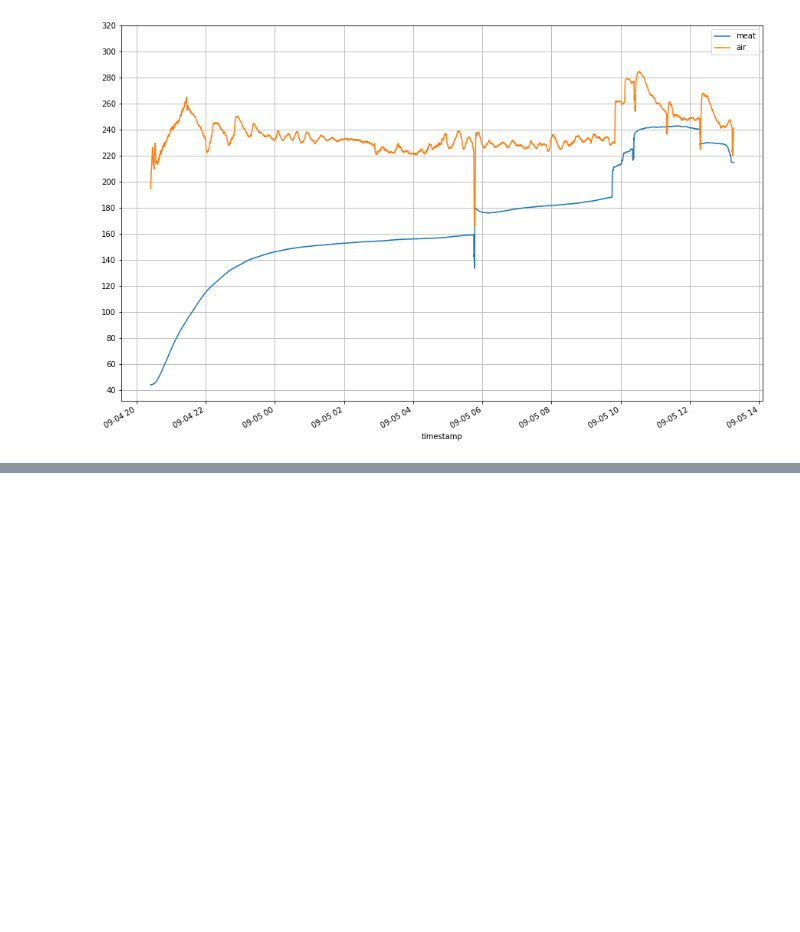
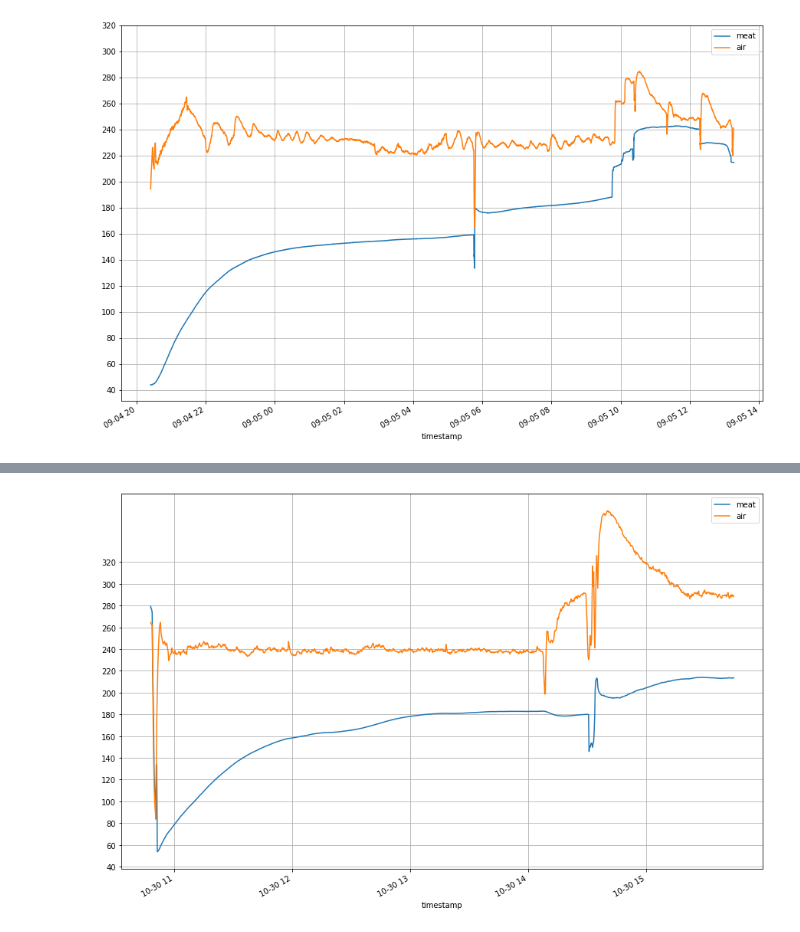
Before and after one commit to sbeckert1/smoker, a Jupyter notebook: data/Untitled.ipynb, the cells around one changed output, grey strips where cells are left out. Cells and saved outputs as stored; diff of their text form; code cells hidden in the pictures; blank space fills up the shorter version.

```diff
--- a/data/Untitled.ipynb
+++ b/data/Untitled.ipynb
@@ -181,3 +181,6 @@ plotJSON('../data/brisket_15.txt')
 2022-09-05 13:15:58-05:00
 0 days 16:51:22
 [figure]
+# %%
+plotJSON('../data/bb_ribs3.txt')
+# %% [output]
@@ -183,0 +190 @@ plotJSON('../data/brisket_15.txt')
+[figure, added]
```
Also changed, not shown: parts of 1 cell of this notebook, 1 other file.
